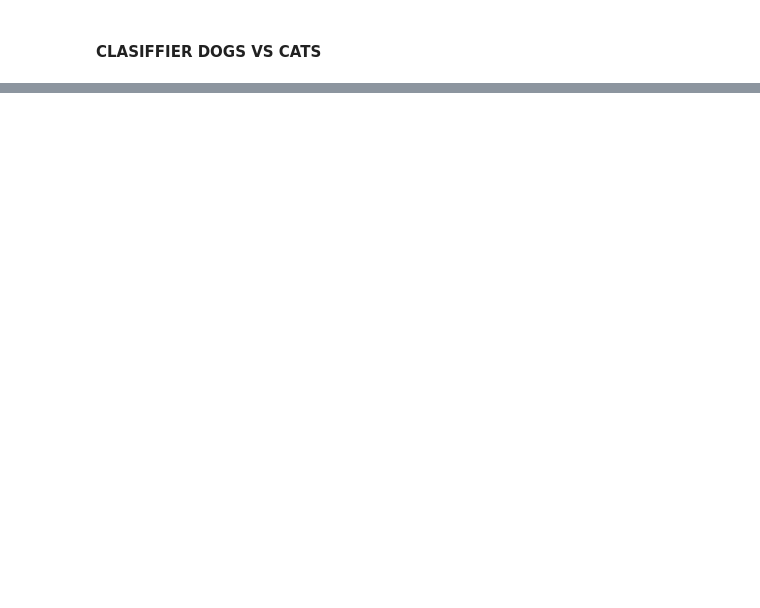
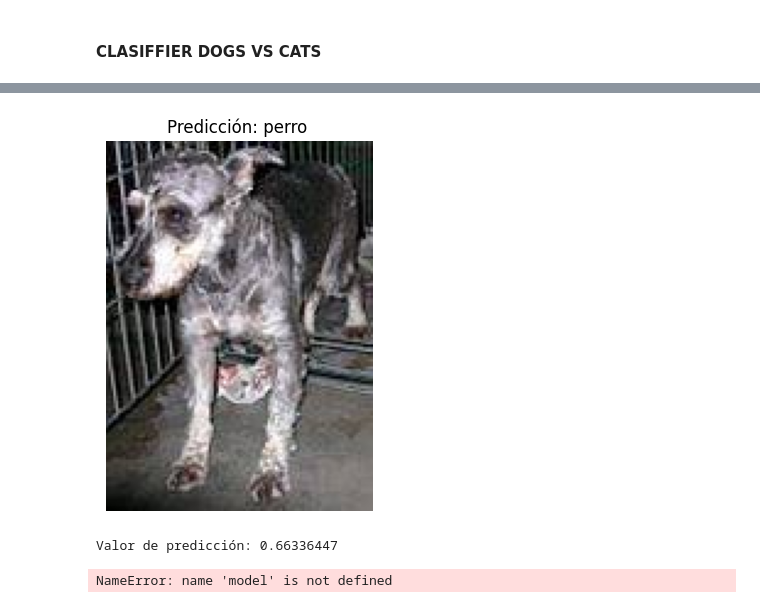
Before and after one commit to 4GeeksAcademy/GuilloMansa-MachineLearning, a Jupyter notebook: src/11-image-classifier-dogs-vs-cats.ipynb, the cells around one changed output, grey strips where cells are left out. Cells and saved outputs as stored; diff of their text form; code cells hidden in the pictures; blank space fills up the shorter version.

```diff
--- a/src/11-image-classifier-dogs-vs-cats.ipynb
+++ b/src/11-image-classifier-dogs-vs-cats.ipynb
@@ -16,0 +231,26 @@ from keras.preprocessing import image
+# %%
+img_path = "../data/dogs-vs-cats/proof/dog.10001.jpg"
+ # Cambio la ruta a una imagen de prueba
+
+def predict_image(model, img_path):
+    img = load_img(img_path, target_size=(200,200))
+    img_array = img_to_array(img) / 255.0
+    img_array = np.expand_dims(img_array, axis=0)
+
+    pred = model.predict(img_array)[0][0]
+
+    if pred > 0.5:
+        label = "perro "
+    else:
+        label = "gato"
+
+    plt.imshow(load_img(img_path))
+    plt.title(f"Predicción: {label}")
+    plt.axis('off')
+    plt.show()
+
+    print("Valor de predicción:", pred)
+
+# USO:
+predict_image(model, img_path)
+# %% [output]
@@ -16,0 +258,7 @@ from keras.preprocessing import image
+[figure, added]
+Valor de predicción: 0.66336447
+# %%
+with open('/workspaces/GuilloMansa-MachineLearning/models/11-Image-Classifier.pkl', 'wb') as file:
+    pickle.dump(model, file)
+# %% [output]
+NameError: name 'model' is not defined
```
Also changed, not shown: parts of 19 cells of this notebook, 1 other file.
